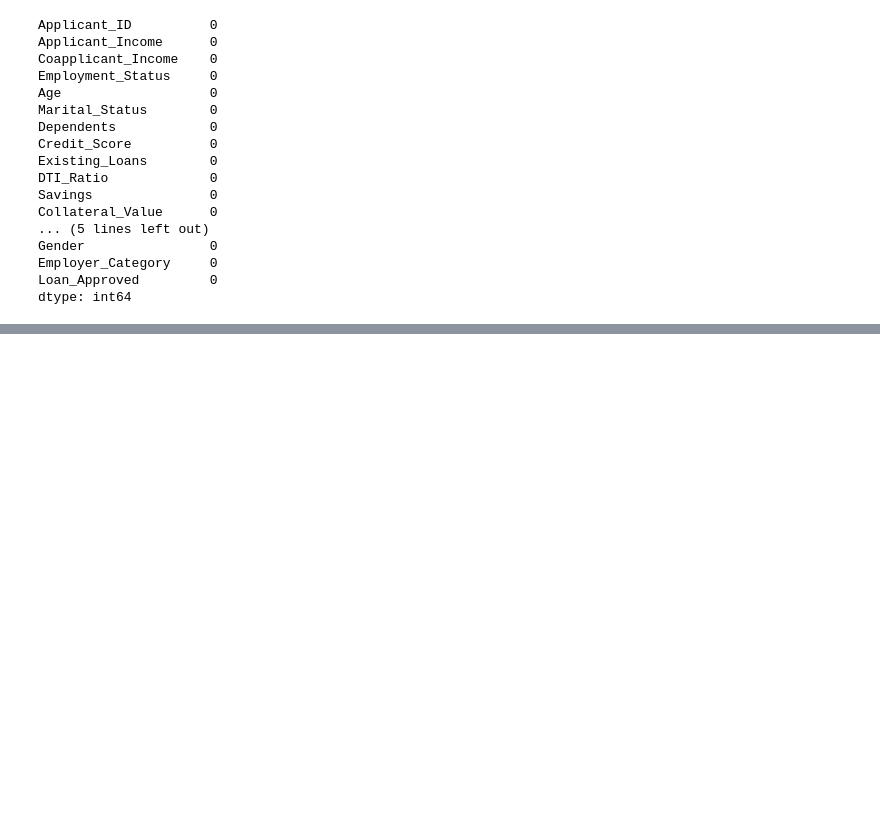
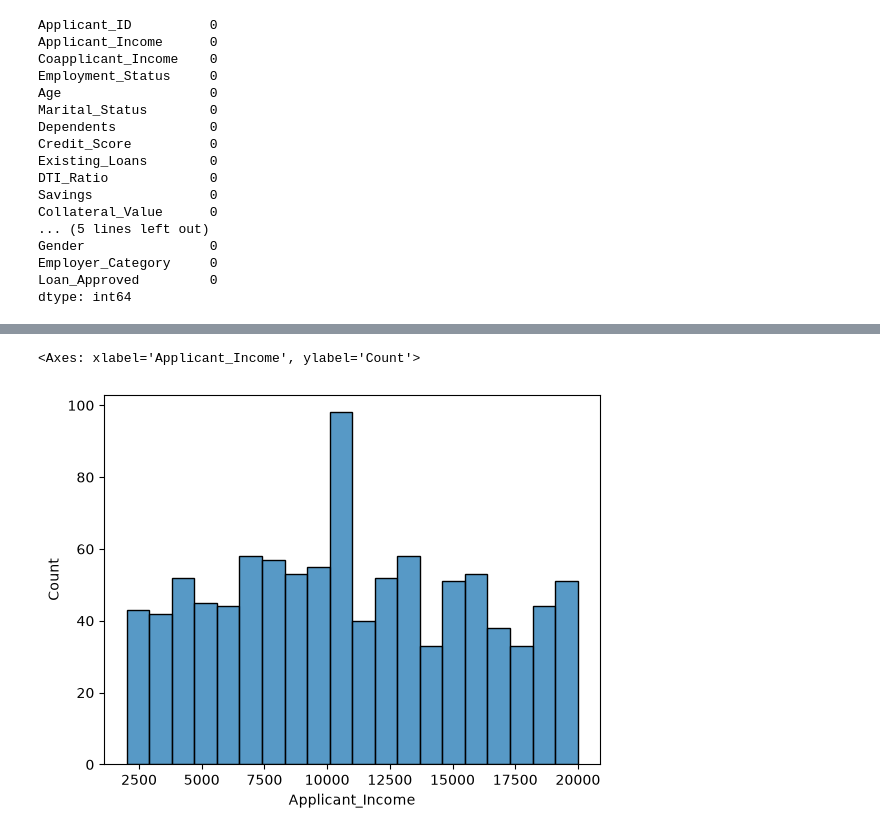
Before and after one commit to nidhitk/credit_wise_loan_System, a Jupyter notebook: credit_wise.ipynb, the cells around one changed output, grey strips where cells are left out. Cells and saved outputs as stored; diff of their text form; code cells hidden in the pictures; blank space fills up the shorter version.

```diff
--- a/credit_wise.ipynb
+++ b/credit_wise.ipynb
@@ -139,0 +155,9 @@ dtype: int64
+# %%
+sns.histplot(
+    data=df,
+    x="Applicant_Income",
+    bins=20
+)
+# %% [output]
+<Axes: xlabel='Applicant_Income', ylabel='Count'>
+[figure, added]
```
Also changed, not shown: parts of 8 cells of this notebook.
